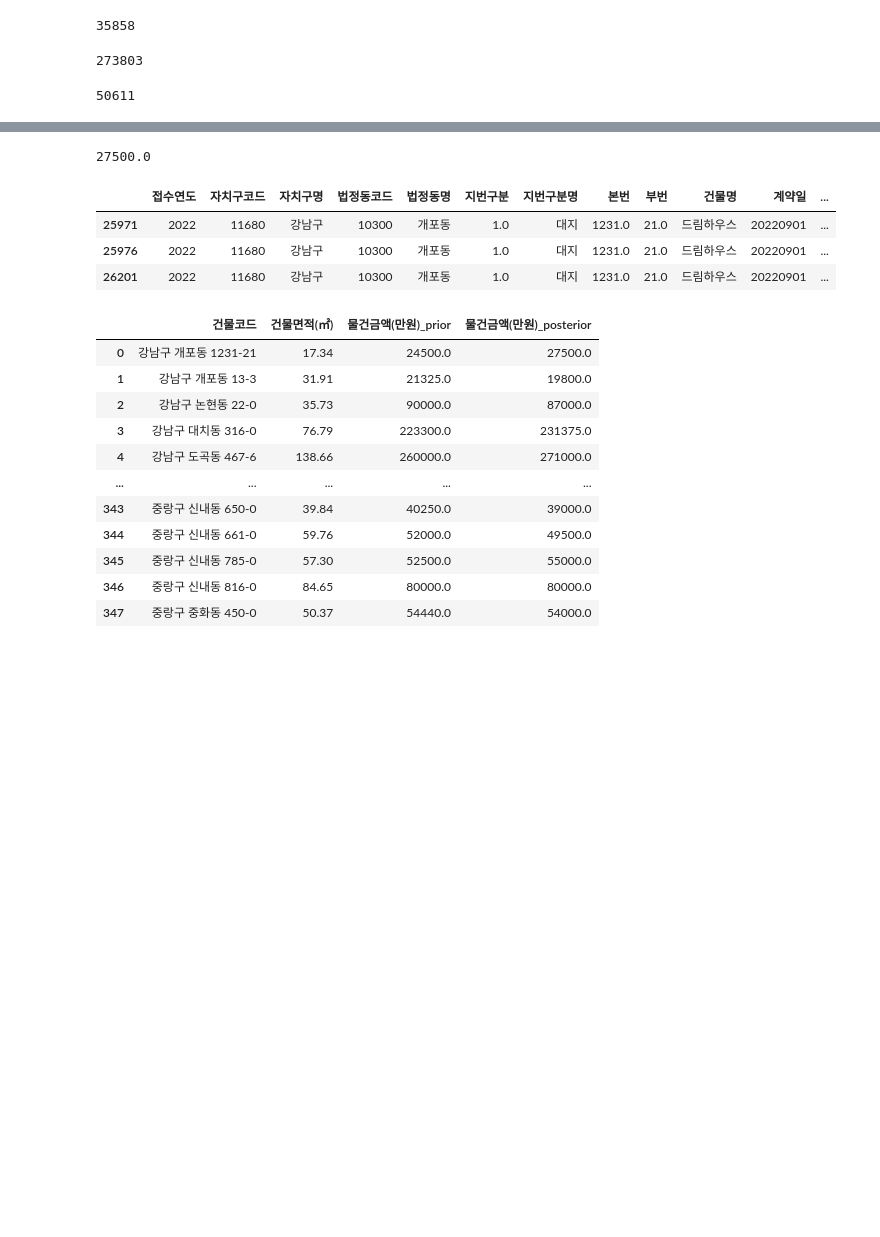
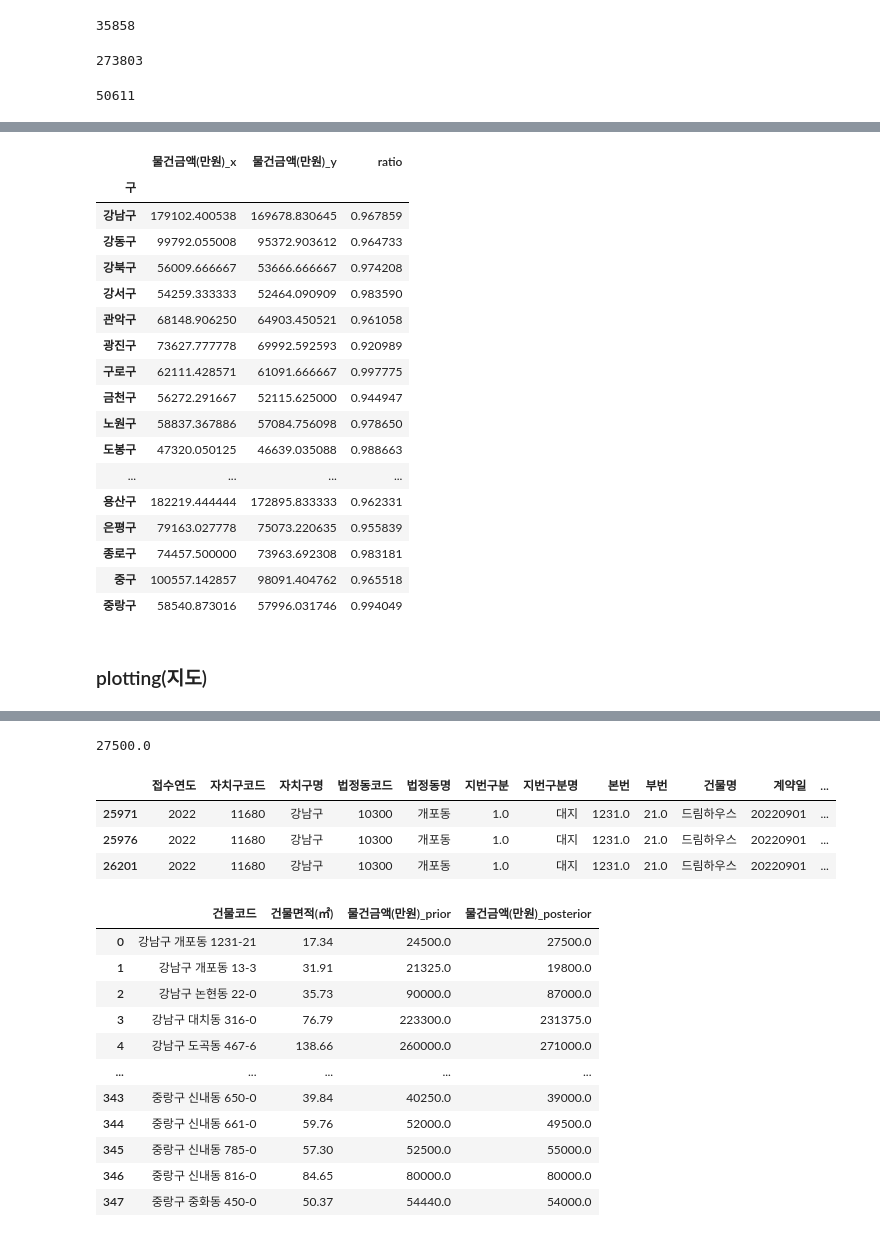
Before and after one commit to parkeunsang/toy_projects, a Jupyter notebook: house/preprocess.ipynb, the cells around one changed output, grey strips where cells are left out. Drawn from its saved outputs; the diff is of its cells as text; code cells hidden in the pictures; blank space fills up the shorter version.

```diff
--- a/house/preprocess.ipynb
+++ b/house/preprocess.ipynb
@@ -100,0 +125,9 @@ df_target = df[(df['계약일'] >= target_from_date) & (df['계약일'] < target
+# %%
+df_post_gb = df_post_gb[['건물코드', '물건금액(만원)']]
+df_prior_gb = df_prior_gb[['건물코드', '물건금액(만원)']]
+# %%
+df_merged = df_post_gb.merge(df_prior_gb, on='건물코드')
+# %%
+df_merged['구'] = df_merged.apply(lambda x:x['건물코드'].split(' ')[0], axis=1)
+# %%
+df_merged['ratio'] = df_merged['물건금액(만원)_y']/df_merged['물건금액(만원)_x']
@@ -100,0 +150,23 @@ df_target = df[(df['계약일'] >= target_from_date) & (df['계약일'] < target
+# %%
+df_merged.groupby('구').mean()
+# %% [output]
+|  | 물건금액(만원)_x | 물건금액(만원)_y | ratio |
+| 구 |  |  |  |
+| 강남구 | 179102.400538 | 169678.830645 | 0.967859 |
+| 강동구 | 99792.055008 | 95372.903612 | 0.964733 |
+| 강북구 | 56009.666667 | 53666.666667 | 0.974208 |
+| 강서구 | 54259.333333 | 52464.090909 | 0.983590 |
+| 관악구 | 68148.906250 | 64903.450521 | 0.961058 |
+| 광진구 | 73627.777778 | 69992.592593 | 0.920989 |
+| 구로구 | 62111.428571 | 61091.666667 | 0.997775 |
+| 금천구 | 56272.291667 | 52115.625000 | 0.944947 |
+| 노원구 | 58837.367886 | 57084.756098 | 0.978650 |
+| 도봉구 | 47320.050125 | 46639.035088 | 0.988663 |
+| ... | ... | ... | ... |
+| 용산구 | 182219.444444 | 172895.833333 | 0.962331 |
+| 은평구 | 79163.027778 | 75073.220635 | 0.955839 |
+| 종로구 | 74457.500000 | 73963.692308 | 0.983181 |
+| 중구 | 100557.142857 | 98091.404762 | 0.965518 |
+| 중랑구 | 58540.873016 | 57996.031746 | 0.994049 |
+# %% [markdown]
+### plotting(지도)
```
Also changed, not shown: parts of 25 cells of this notebook, 2 other files.
